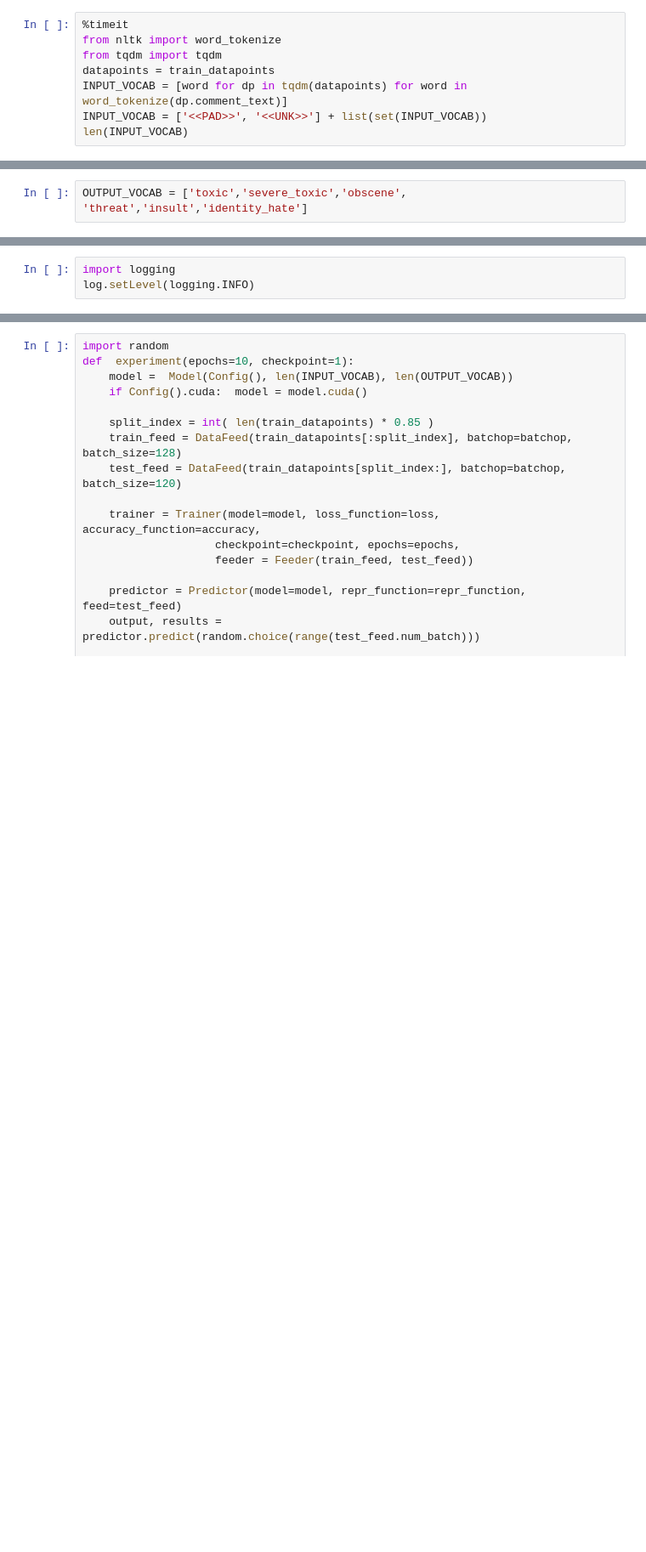
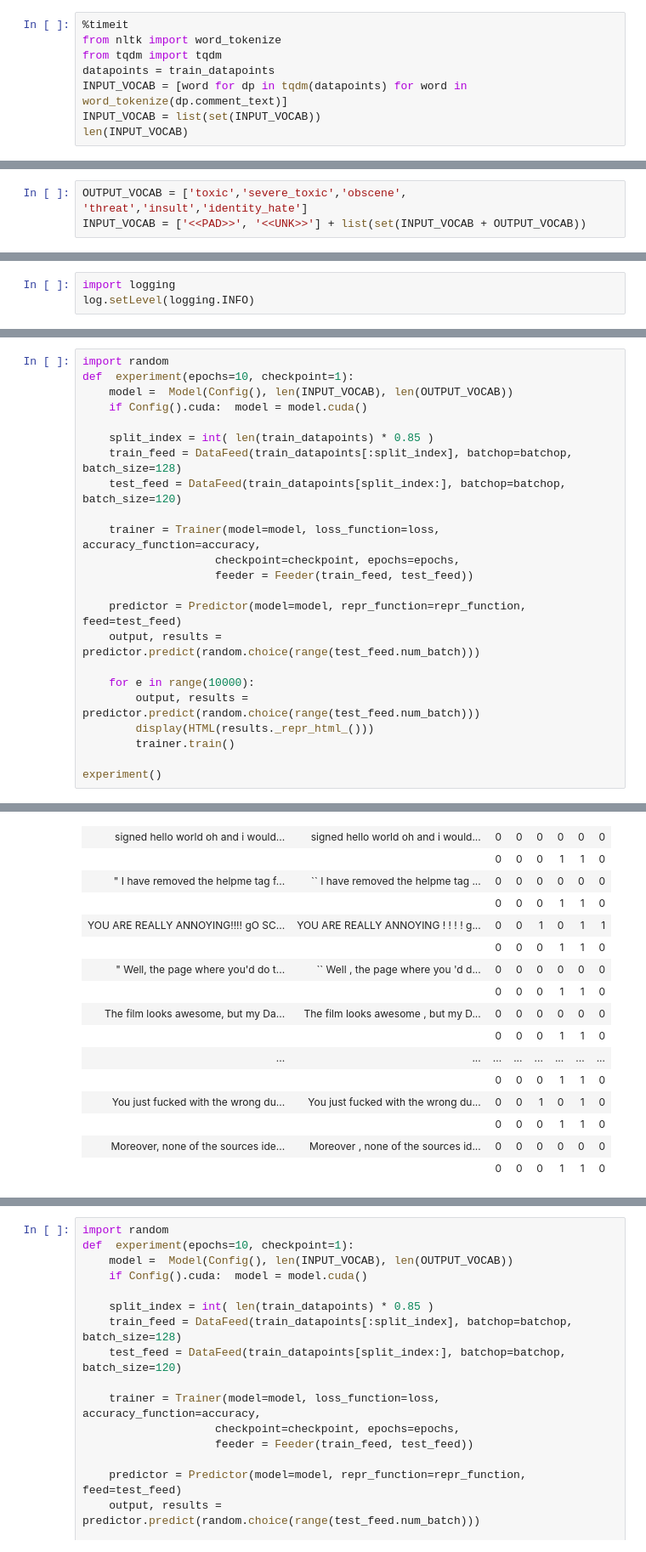
Before and after one commit to kaggle-experiments/toxic_comments, a Jupyter notebook: ToxicComments.ipynb, the cells around one changed output, grey strips where cells are left out. Shown: that part at 85% size. Drawn from its saved outputs; the diff is of its cells as text; blank space fills up the shorter version.

```diff
--- a/ToxicComments.ipynb
+++ b/ToxicComments.ipynb
@@ -67,5 +73,5 @@ from nltk import word_tokenize
 from tqdm import tqdm
 datapoints = train_datapoints
 INPUT_VOCAB = [word for dp in tqdm(datapoints) for word in word_tokenize(dp.comment_text)]
-INPUT_VOCAB = ['<<PAD>>', '<<UNK>>'] + list(set(INPUT_VOCAB))
+INPUT_VOCAB = list(set(INPUT_VOCAB))
 len(INPUT_VOCAB)
@@ -74,2 +93,3 @@ INPUT_VOCAB[:10]
 # %%
 OUTPUT_VOCAB = ['toxic','severe_toxic','obscene', 'threat','insult','identity_hate']
+INPUT_VOCAB = ['<<PAD>>', '<<UNK>>'] + list(set(INPUT_VOCAB + OUTPUT_VOCAB))
@@ -209,0 +336,24 @@ log.setLevel(logging.INFO)
+# %%
+import random
+def  experiment(epochs=10, checkpoint=1):
+    model =  Model(Config(), len(INPUT_VOCAB), len(OUTPUT_VOCAB))
+    if Config().cuda:  model = model.cuda()
+
+    split_index = int( len(train_datapoints) * 0.85 )
+    train_feed = DataFeed(train_datapoints[:split_index], batchop=batchop, batch_size=128)
+    test_feed = DataFeed(train_datapoints[split_index:], batchop=batchop, batch_size=120)
+
+    trainer = Trainer(model=model, loss_function=loss, accuracy_function=accuracy,
+                    checkpoint=checkpoint, epochs=epochs,
+                    feeder = Feeder(train_feed, test_feed))
+
+    predictor = Predictor(model=model, repr_function=repr_function, feed=test_feed)
+    output, results = predictor.predict(random.choice(range(test_feed.num_batch)))
+
+    for e in range(10000):
+        output, results = predictor.predict(random.choice(range(test_feed.num_batch)))
+        display(HTML(results._repr_html_()))
+        trainer.train()
+
+experiment()
+# %% [output]
@@ -209,0 +363,16 @@ log.setLevel(logging.INFO)
+| signed hello world oh and i would... | signed hello world oh and i would... | 0 | 0 | 0 | 0 | 0 | 0 |
+|  |  | 0 | 0 | 0 | 1 | 1 | 0 |
+| " I have removed the helpme tag f... | `` I have removed the helpme tag ... | 0 | 0 | 0 | 0 | 0 | 0 |
+|  |  | 0 | 0 | 0 | 1 | 1 | 0 |
+| YOU ARE REALLY ANNOYING!!!! gO SC... | YOU ARE REALLY ANNOYING ! ! ! ! g... | 0 | 0 | 1 | 0 | 1 | 1 |
+|  |  | 0 | 0 | 0 | 1 | 1 | 0 |
+| " Well, the page where you'd do t... | `` Well , the page where you 'd d... | 0 | 0 | 0 | 0 | 0 | 0 |
+|  |  | 0 | 0 | 0 | 1 | 1 | 0 |
+| The film looks awesome, but my Da... | The film looks awesome , but my D... | 0 | 0 | 0 | 0 | 0 | 0 |
+|  |  | 0 | 0 | 0 | 1 | 1 | 0 |
+| ... | ... | ... | ... | ... | ... | ... | ... |
+|  |  | 0 | 0 | 0 | 1 | 1 | 0 |
+| You just fucked with the wrong du... | You just fucked with the wrong du... | 0 | 0 | 1 | 0 | 1 | 0 |
+|  |  | 0 | 0 | 0 | 1 | 1 | 0 |
+| Moreover, none of the sources ide... | Moreover , none of the sources id... | 0 | 0 | 0 | 0 | 0 | 0 |
+|  |  | 0 | 0 | 0 | 1 | 1 | 0 |
```
Also changed, not shown: parts of 22 cells of this notebook.
